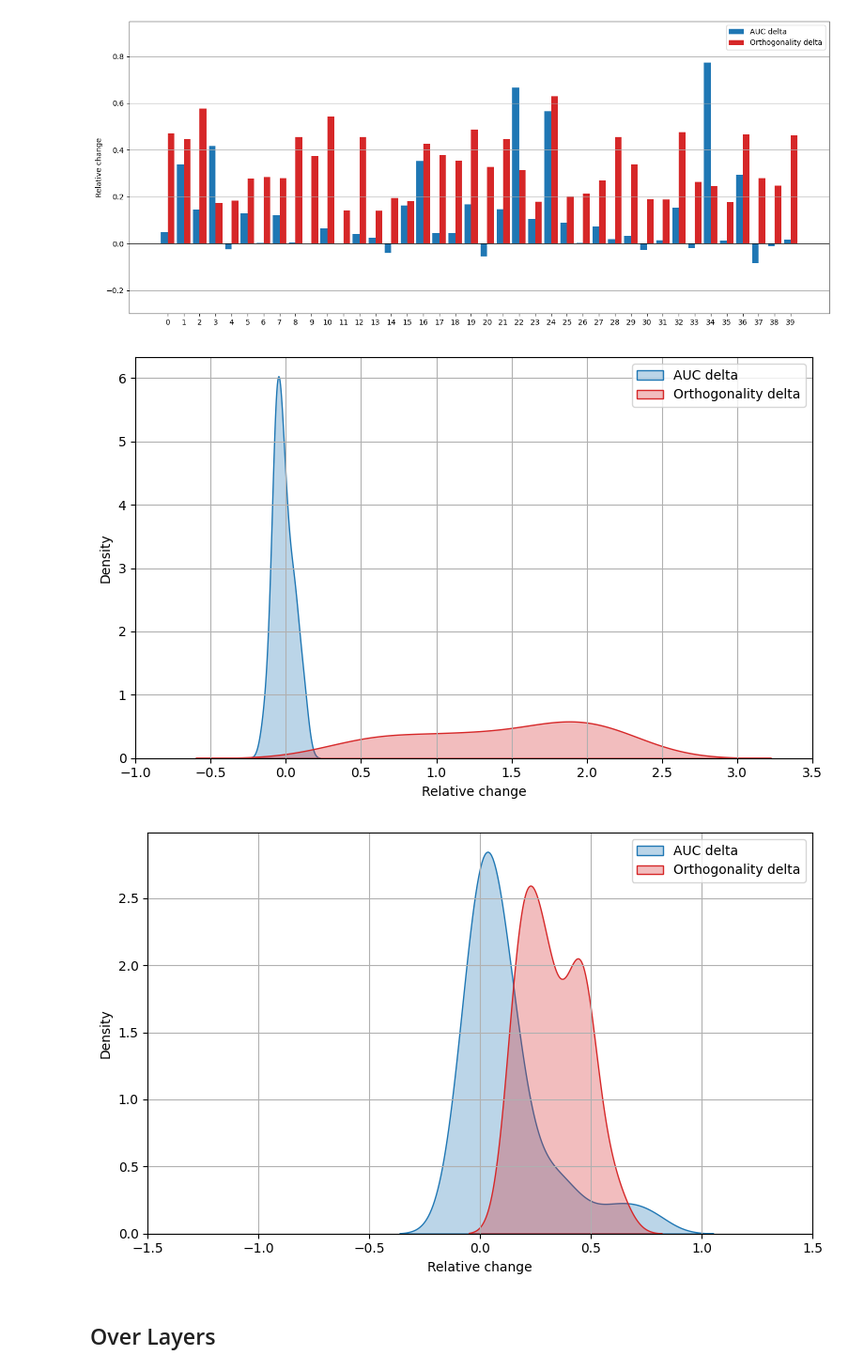
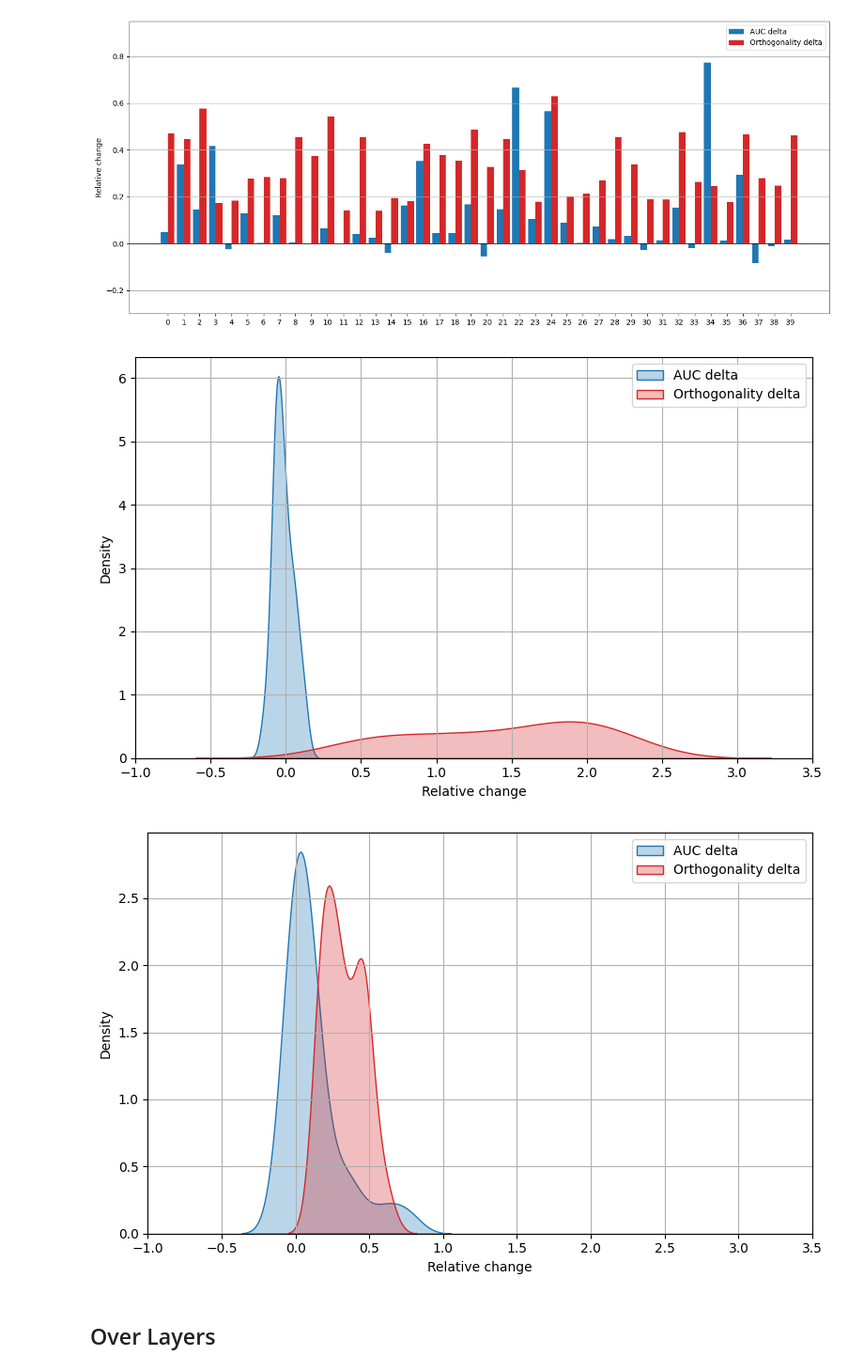
Before and after one commit to erenerogullari/cav-disentanglement, a Jupyter notebook: notebooks/explicit_disentanglement.ipynb, the cells around one changed output. Shown at 94% size. Cells and saved outputs as stored; diff of their text form; code cells hidden in the pictures.

Commit message:
figure created

```diff
--- a/notebooks/explicit_disentanglement.ipynb
+++ b/notebooks/explicit_disentanglement.ipynb
@@ -248,3 +248,19 @@ fig.savefig(out_dir / "celeba_cav_sim_matrices2.pdf", dpi=300, bbox_inches='tigh
 fig
 # %% [output]
 [figure]
+# %%
+dataset = "elements"
+model = "simplenet"
+layer = "features.18"
+alpha1 = "100"
+alpha2 = "100"
+lr1 = "1e-05"
+lr2 = "1e-05"
+
+pattern_cavs_baseline = get_baseline_cavs(model, layer, dataset, "pattern_cav")
+multi_cavs_baseline = get_baseline_cavs(model, layer, dataset, "multi_cav")
+pattern_cavs_orth = get_orth_cavs(model, layer, dataset, "pattern_cav", alpha1, lr1)
+multi_cavs_orth = get_orth_cavs(model, layer, dataset, "multi_cav", alpha2, lr2)
+
+# print(torch.linalg.norm(pattern_cavs_baseline, dim=1), torch.linalg.norm(multi_cavs_baseline, dim=1))
+# print(torch.linalg.norm(pattern_cavs_orth, dim=1), torch.linalg.norm(multi_cavs_orth, dim=1))
@@ -250,0 +279,10 @@ fig
+# %%
+from utils.visualizations import visualize_before_after_sim_matrices
+
+cos_sim_pattern = multi_cavs_baseline @ multi_cavs_baseline.T
+cos_sim_multi = multi_cavs_orth @ multi_cavs_orth.T
+cnames = [str(i) for i in range(20)]
+
+fig = visualize_before_after_sim_matrices(cos_sim_pattern, cos_sim_multi, labels=cnames)
+fig.savefig(out_dir / "elements_cav_sim_matrices_multi.pdf", dpi=300, bbox_inches='tight', format='pdf')
+fig
@@ -403,35 +443,35 @@ def plot_per_concept_deltas(
     if out_path is not None:
         out_path = Path(out_path)
         fig.savefig(out_path, bbox_inches="tight", format="pdf")
 
     return {
         "delta_auc": delta_auc,
         "delta_orth": delta_orth,
         "concept_names": concept_names,
     }
 
 plot_per_concept_deltas("celeba",
                         "vgg16",
                         "features.28",
                         "pattern_cav",
                         "10",
                         "1e-05",
                         relative=True,
                         xlims=(-1, 3.5),
                         out_path=out_dir / "deltas_celeba_pattern.pdf");
 
 plot_per_concept_deltas("celeba",
                         "vgg16",
                         "features.28",
                         "multi_cav",
                         "10",
                         "1e-05",
                         relative=True,
-                        xlims=(-1.5, 1.5),
+                        xlims=(-1, 3.5),
                         out_path=out_dir / "deltas_celeba_multi.pdf");
 # %% [output]
 [figure]
-[figure, old version]
+[figure, new version]
 # %% [markdown]
 ## Over Layers
 # %%
```
Also changed, not shown: parts of 2 cells of this notebook, 2 other files.
